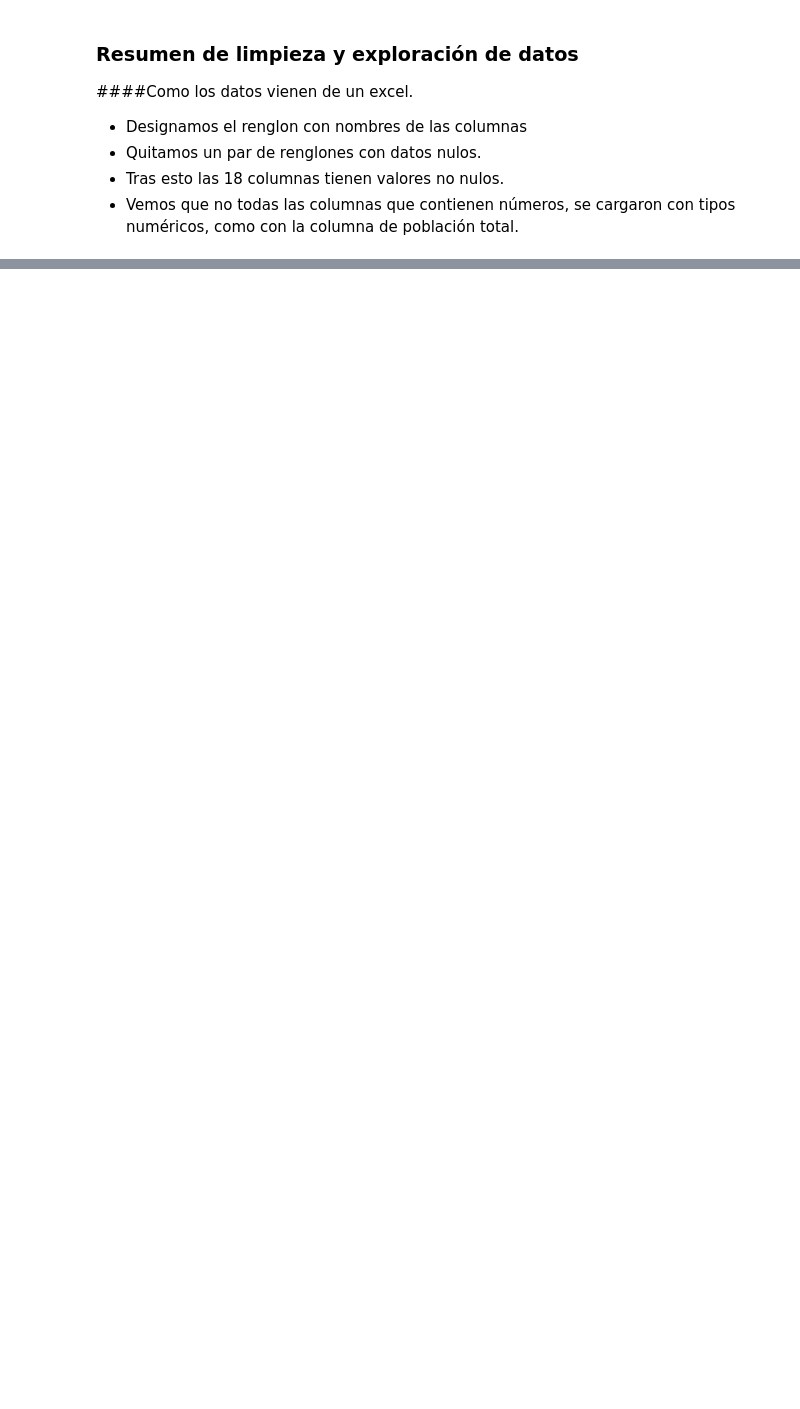
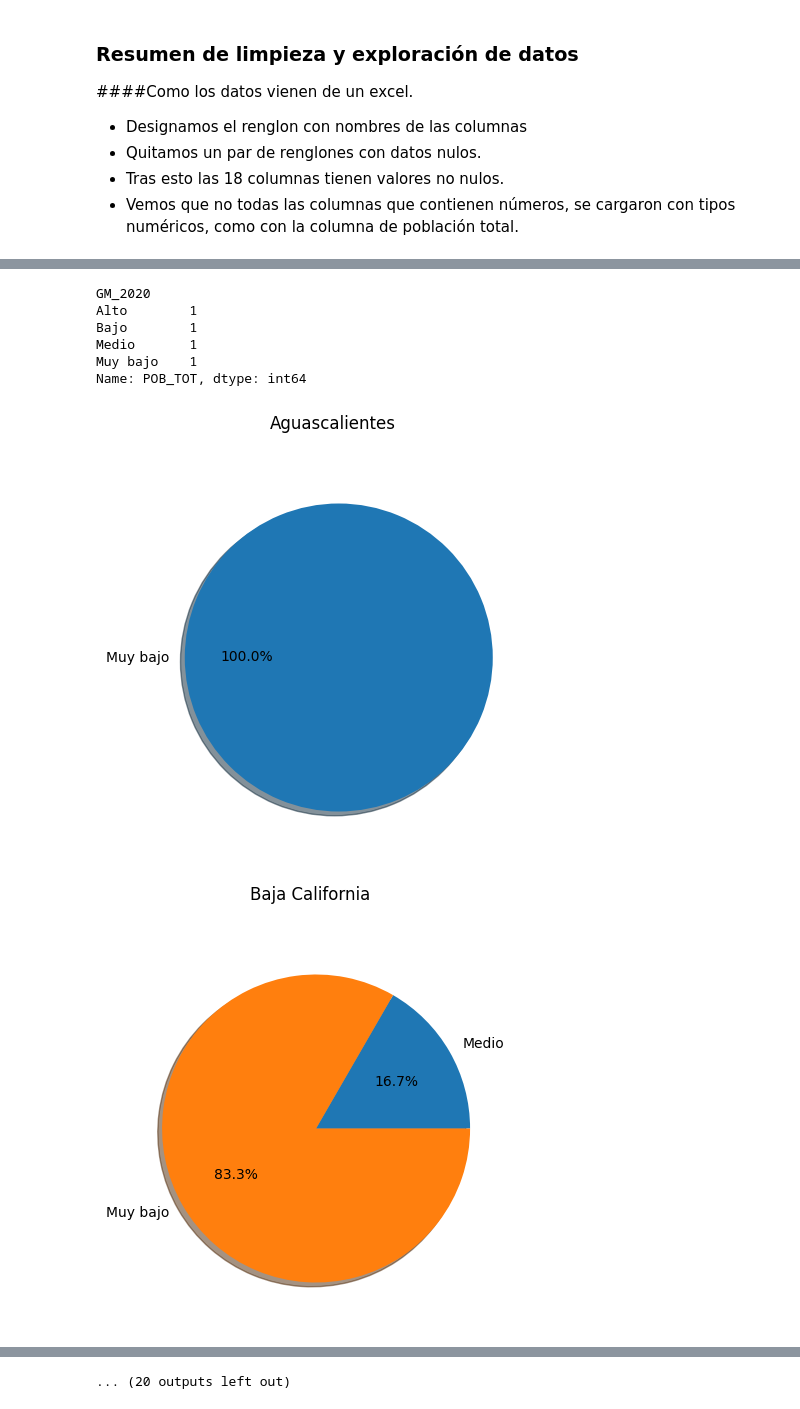
Before and after one commit to CuteLoop/MCD-Propedeutico, a Jupyter notebook: IndiceDeMarginalización.ipynb, the cells around one changed output, grey strips where cells are left out. Cells and saved outputs as stored; diff of their text form; code cells hidden in the pictures; blank space fills up the shorter version.

```diff
--- a/IndiceDeMarginalización.ipynb
+++ b/IndiceDeMarginalización.ipynb
@@ -143,0 +268,21 @@ Name: IMN_2020, Length: 2469, dtype: float64
+# %%
+grupos_estados['Sonora'].groupby(["GM_2020"]).count()
+# %% [output]
+GM_2020
+Alto        1
+Bajo        1
+Medio       1
+Muy bajo    1
+Name: POB_TOT, dtype: int64
+# %%
+estados = df.NOM_ENT.unique()
+
+for estado in estados:
+
+  df_estados = grupos_estados[estado]
+  df_estados.plot.pie(subplots=True, figsize=(5, 5),title=estado, ylabel='',autopct='%1.1f%%', \
+                   shadow=True, startangle=0)
+  plt.show()
+# %% [output]
+[figure, added]
+[figure, added]
@@ -143,0 +299 @@ Name: IMN_2020, Length: 2469, dtype: float64
+... (20 outputs left out)
```
Also changed, not shown: parts of 17 cells of this notebook.
